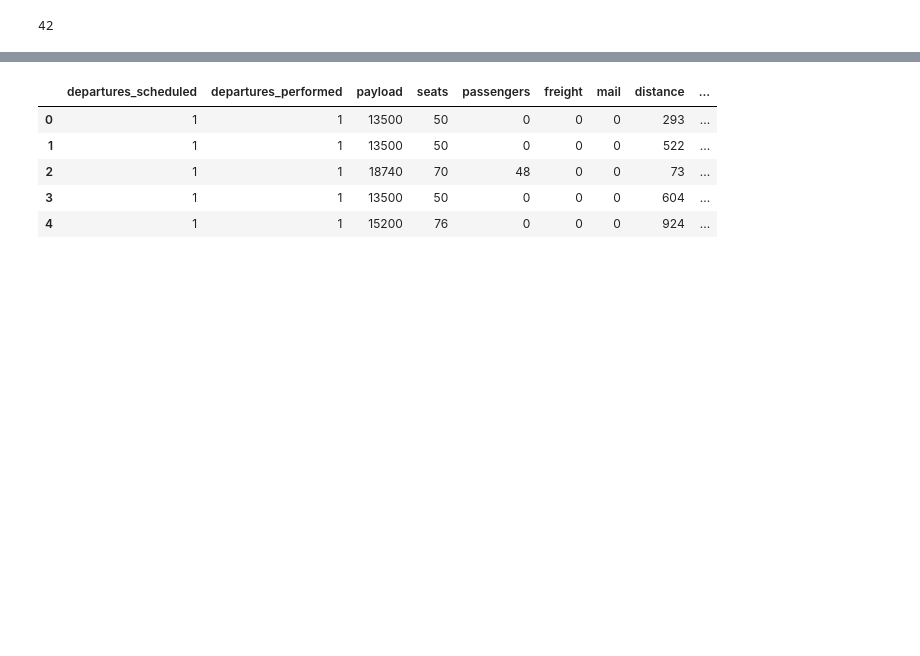
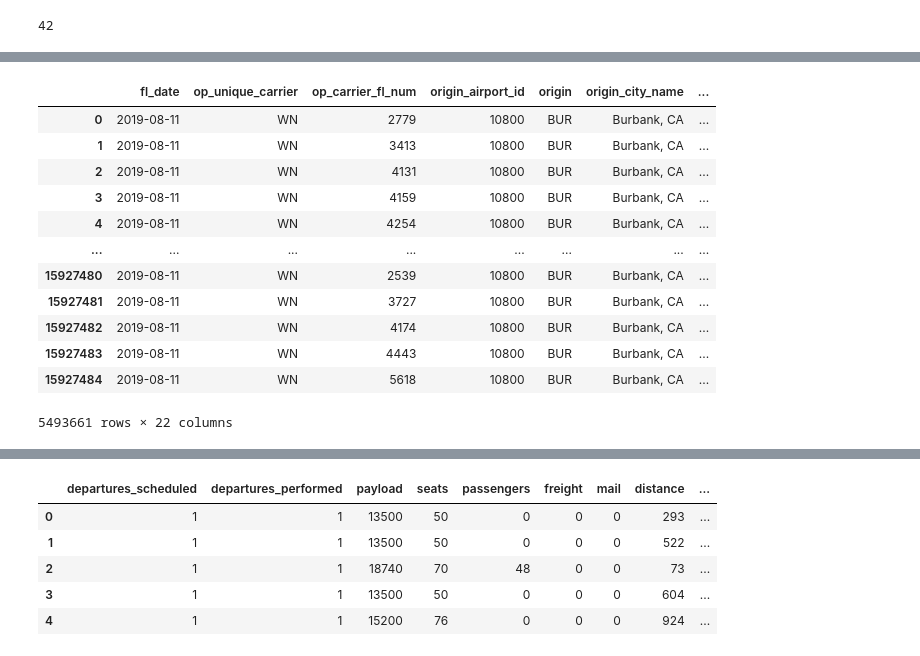
Before and after one commit to CamStevens15/Flight_Prediction_project, a Jupyter notebook: exploratory_analysis.ipynb, the cells around one changed output, grey strips where cells are left out. Saved outputs shown, nothing was run; the diff lists cells and outputs as text; code cells hidden in the pictures; blank space fills up the shorter version.

```diff
--- a/exploratory_analysis.ipynb
+++ b/exploratory_analysis.ipynb
@@ -150,0 +178,25 @@ dtype: int64
+# %%
+
+#( Convert the date to datetime64)
+
+df_flights['fl_date'] = pd.to_datetime(df_flights['fl_date'], format='%Y-%m-%d')
+
+# Filter data between two dates
+filtered_df = df_flights.loc[(df_flights['fl_date'] >= '2019-05-01')
+                     & (df_flights['fl_date'] < '2019-12-31')]
+# Display
+filtered_df
+# %% [output]
+|  | fl_date | op_unique_carrier | op_carrier_fl_num | origin_airport_id | origin | origin_city_name | ... |
+| 0 | 2019-08-11 | WN | 2779 | 10800 | BUR | Burbank, CA | ... |
+| 1 | 2019-08-11 | WN | 3413 | 10800 | BUR | Burbank, CA | ... |
+| 2 | 2019-08-11 | WN | 4131 | 10800 | BUR | Burbank, CA | ... |
+| 3 | 2019-08-11 | WN | 4159 | 10800 | BUR | Burbank, CA | ... |
+| 4 | 2019-08-11 | WN | 4254 | 10800 | BUR | Burbank, CA | ... |
+| ... | ... | ... | ... | ... | ... | ... | ... |
+| 15927480 | 2019-08-11 | WN | 2539 | 10800 | BUR | Burbank, CA | ... |
+| 15927481 | 2019-08-11 | WN | 3727 | 10800 | BUR | Burbank, CA | ... |
+| 15927482 | 2019-08-11 | WN | 4174 | 10800 | BUR | Burbank, CA | ... |
+| 15927483 | 2019-08-11 | WN | 4443 | 10800 | BUR | Burbank, CA | ... |
+| 15927484 | 2019-08-11 | WN | 5618 | 10800 | BUR | Burbank, CA | ... |
+5493661 rows × 22 columns
```
Also changed, not shown: parts of 9 cells of this notebook.
